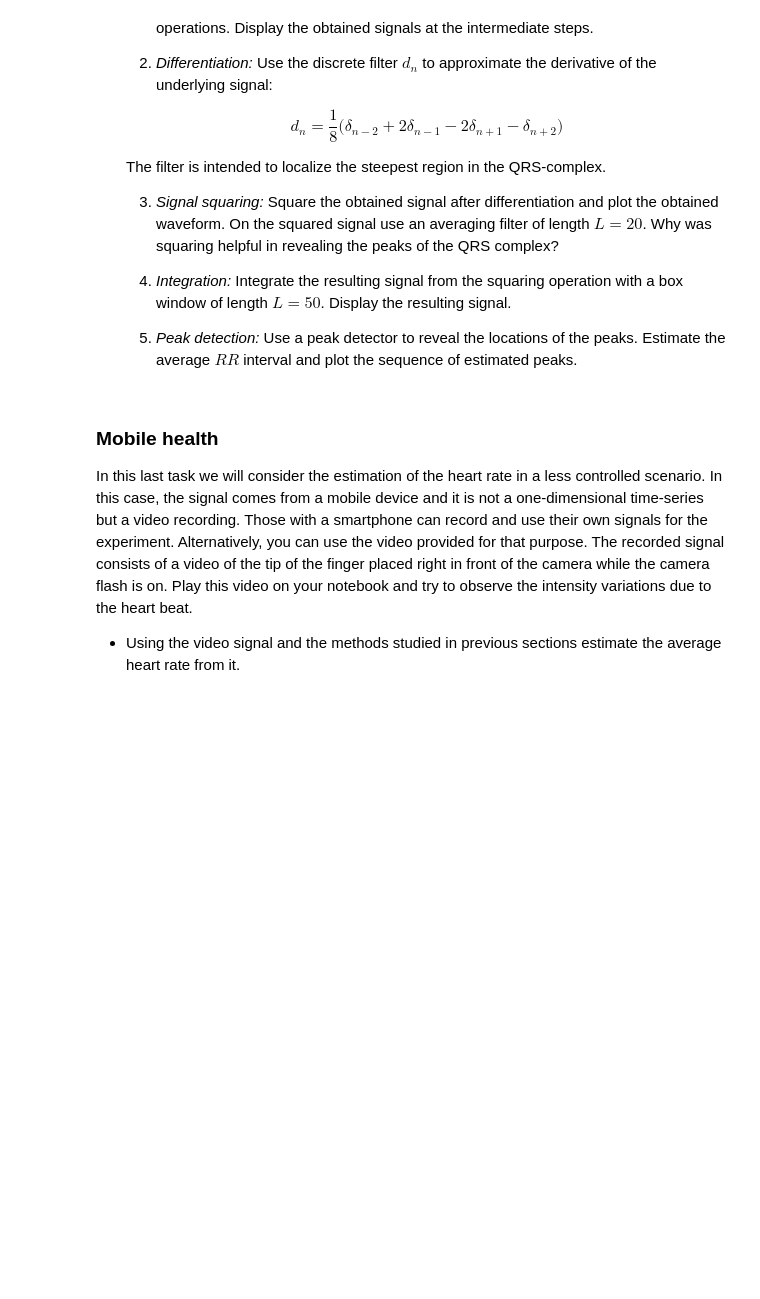
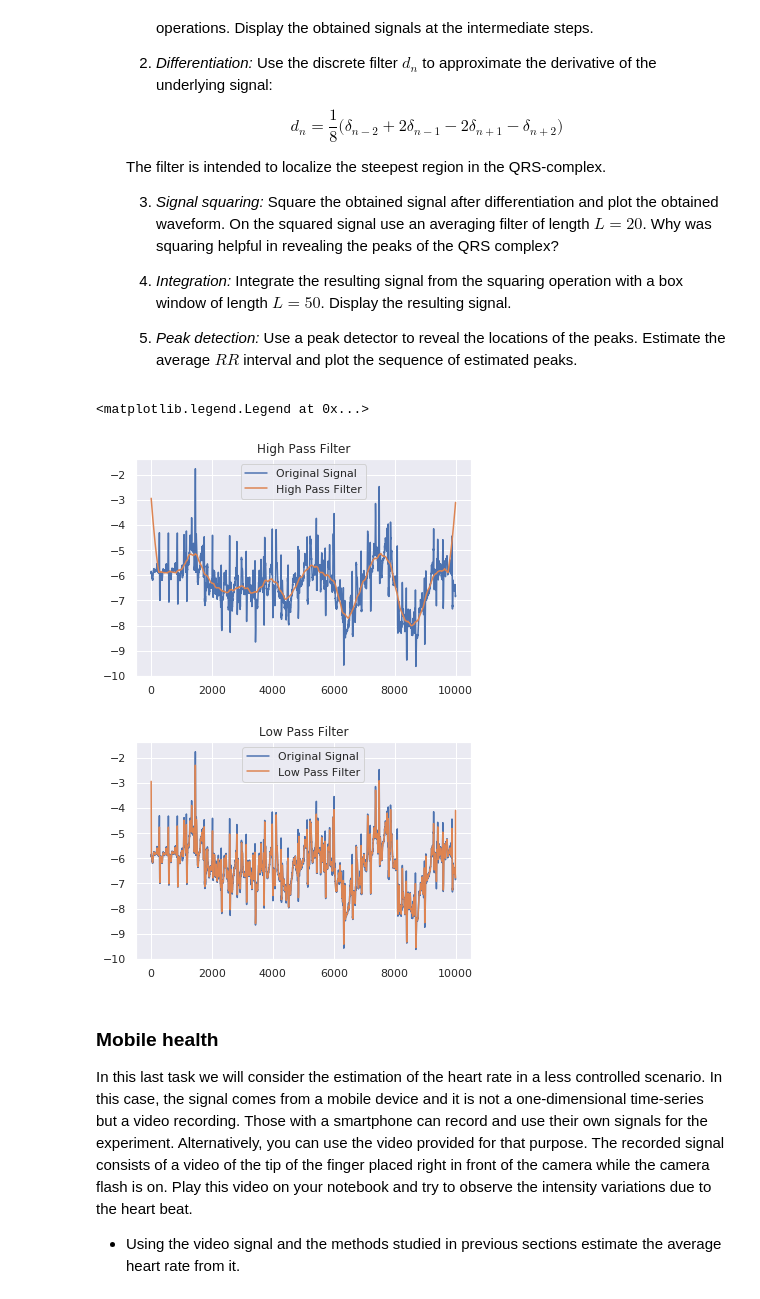
Before and after one commit to varose99/ds4bme, a Jupyter notebook: ecglab.ipynb, the cells around one changed output. Cells and saved outputs as stored; diff of their text form; code cells hidden in the pictures; blank space fills up the shorter version.

```diff
--- a/ecglab.ipynb
+++ b/ecglab.ipynb
@@ -237,0 +239,27 @@ plt.plot(time,voltage)
+# %%
+# ...
+
+# Highpass Filtering
+L = 500
+square = [1]*L
+triangle = np.convolve(square,square,mode='same')
+triangle_normal = triangle/sum(triangle)
+#plt.plot(triangle_normal)
+plt.figure()
+plt.title('High Pass Filter')
+H_filter = np.convolve(triangle_normal,voltage,mode='same')
+plt.plot(voltage)
+plt.plot(H_filter)
+plt.legend(['Original Signal','High Pass Filter'])
+# Lowpass Filtering
+plt.figure()
+box = [0.1]*10
+plt.title('Low Pass Filter')
+L_filter = np.convolve(box,voltage,mode='same')
+plt.plot(voltage)
+plt.plot(L_filter)
+plt.legend(['Original Signal','Low Pass Filter'])
+# %% [output]
+<matplotlib.legend.Legend at 0x...>
+[figure, added]
+[figure, added]
```
Also changed, not shown: parts of 4 cells of this notebook.
